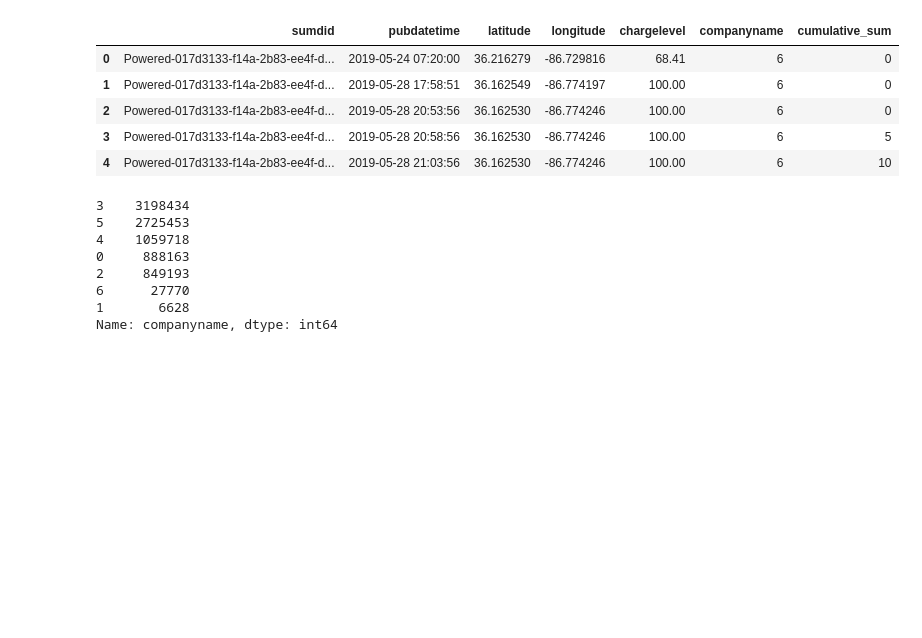
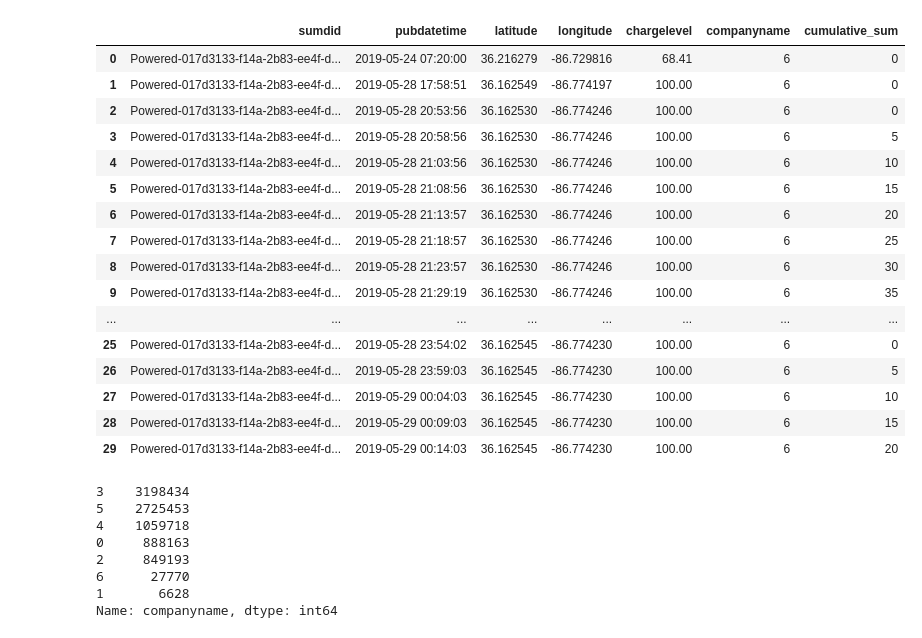
Before and after one commit to Rhunsilval/nashville_scooters_python, a Jupyter notebook: notebooks/5_stationary_scooter_analysis_visuals.ipynb, the cells around one changed output. Saved outputs shown, nothing was run; the diff lists cells and outputs as text; code cells hidden in the pictures; blank space fills up the shorter version.

```diff
--- a/notebooks/5_stationary_scooter_analysis_visuals.ipynb
+++ b/notebooks/5_stationary_scooter_analysis_visuals.ipynb
@@ -74,14 +74,25 @@ dtypes: datetime64[ns](1), float64(6), int64(5), object(3)
 memory usage: 1002.0+ MB
 # %%
 may_stationary = may_stationary[['sumdid','pubdatetime', 'latitude','longitude','chargelevel','companyname', 'cumulative_sum']]
-may_stationary.head()
+may_stationary.head(30)
 # %% [output]
 |  | sumdid | pubdatetime | latitude | longitude | chargelevel | companyname | cumulative_sum |
 | 0 | Powered-017d3133-f14a-2b83-ee4f-d... | 2019-05-24 07:20:00 | 36.216279 | -86.729816 | 68.41 | 6 | 0 |
 | 1 | Powered-017d3133-f14a-2b83-ee4f-d... | 2019-05-28 17:58:51 | 36.162549 | -86.774197 | 100.00 | 6 | 0 |
 | 2 | Powered-017d3133-f14a-2b83-ee4f-d... | 2019-05-28 20:53:56 | 36.162530 | -86.774246 | 100.00 | 6 | 0 |
 | 3 | Powered-017d3133-f14a-2b83-ee4f-d... | 2019-05-28 20:58:56 | 36.162530 | -86.774246 | 100.00 | 6 | 5 |
 | 4 | Powered-017d3133-f14a-2b83-ee4f-d... | 2019-05-28 21:03:56 | 36.162530 | -86.774246 | 100.00 | 6 | 10 |
+| 5 | Powered-017d3133-f14a-2b83-ee4f-d... | 2019-05-28 21:08:56 | 36.162530 | -86.774246 | 100.00 | 6 | 15 |
+| 6 | Powered-017d3133-f14a-2b83-ee4f-d... | 2019-05-28 21:13:57 | 36.162530 | -86.774246 | 100.00 | 6 | 20 |
+| 7 | Powered-017d3133-f14a-2b83-ee4f-d... | 2019-05-28 21:18:57 | 36.162530 | -86.774246 | 100.00 | 6 | 25 |
+| 8 | Powered-017d3133-f14a-2b83-ee4f-d... | 2019-05-28 21:23:57 | 36.162530 | -86.774246 | 100.00 | 6 | 30 |
+| 9 | Powered-017d3133-f14a-2b83-ee4f-d... | 2019-05-28 21:29:19 | 36.162530 | -86.774246 | 100.00 | 6 | 35 |
+| ... | ... | ... | ... | ... | ... | ... | ... |
+| 25 | Powered-017d3133-f14a-2b83-ee4f-d... | 2019-05-28 23:54:02 | 36.162545 | -86.774230 | 100.00 | 6 | 0 |
+| 26 | Powered-017d3133-f14a-2b83-ee4f-d... | 2019-05-28 23:59:03 | 36.162545 | -86.774230 | 100.00 | 6 | 5 |
+| 27 | Powered-017d3133-f14a-2b83-ee4f-d... | 2019-05-29 00:04:03 | 36.162545 | -86.774230 | 100.00 | 6 | 10 |
+| 28 | Powered-017d3133-f14a-2b83-ee4f-d... | 2019-05-29 00:09:03 | 36.162545 | -86.774230 | 100.00 | 6 | 15 |
+| 29 | Powered-017d3133-f14a-2b83-ee4f-d... | 2019-05-29 00:14:03 | 36.162545 | -86.774230 | 100.00 | 6 | 20 |
 # %%
 may_stationary['companyname'].value_counts()
 # %% [output]
```
Also changed, not shown: parts of 10 cells of this notebook.
